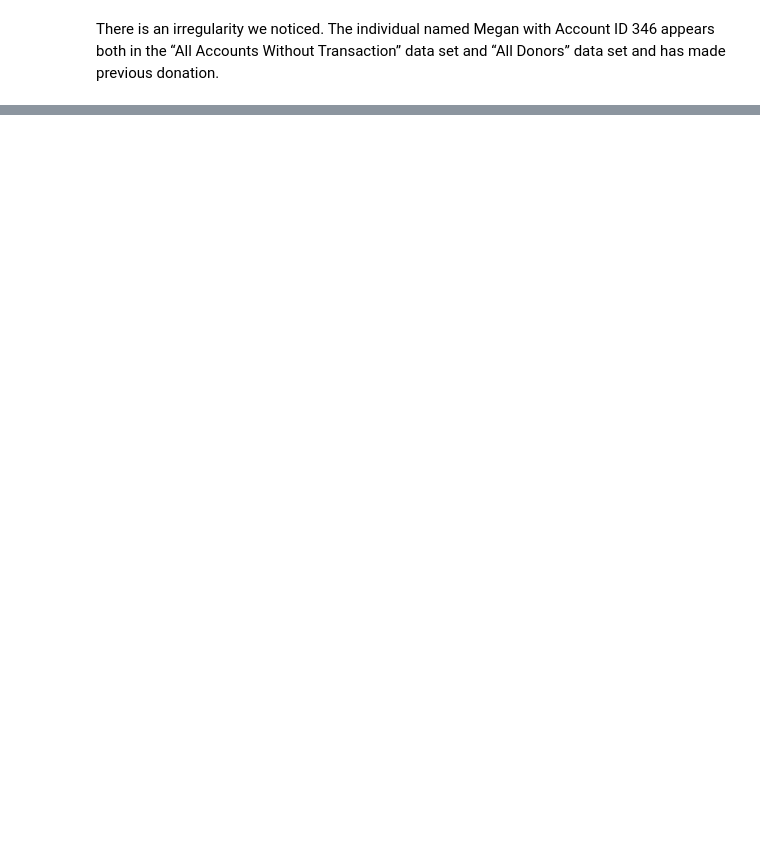
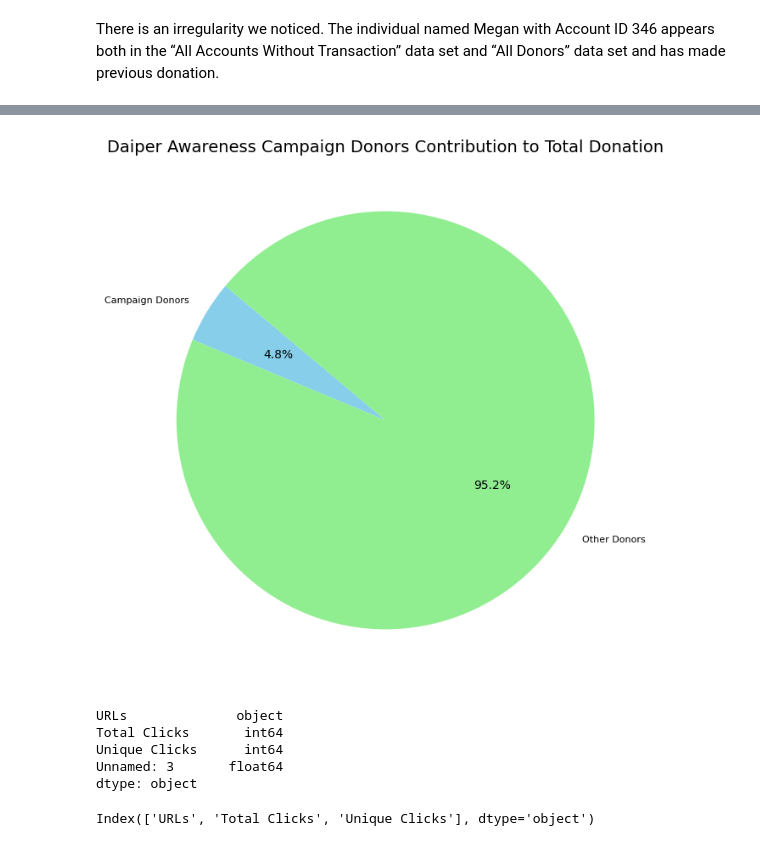
Before and after one commit to PrateekChand28/Biokind_repo, a Jupyter notebook: daiper_awareness.ipynb, the cells around one changed output, grey strips where cells are left out. Saved outputs shown, nothing was run; the diff lists cells and outputs as text; code cells hidden in the pictures; blank space fills up the shorter version.

```diff
--- a/daiper_awareness.ipynb
+++ b/daiper_awareness.ipynb
@@ -329,0 +430,12 @@ There is an irregularity we noticed. The individual named Megan with Account ID
+# %%
+# Create composite keys for matching
+allDonorsClean['composite_key'] = allDonorsClean['Full Name (F)'] + '_' + allDonorsClean['Account ID'].astype(str)
+clicks_with_transaction['composite_key'] = clicks_with_transaction['Name'] + '_' + clicks_with_transaction.index.astype(str)
+
+# Filter rows based on matching composite keys
+campaignDonorsInAllDonors = allDonorsClean[
+    allDonorsClean['composite_key'].isin(clicks_with_transaction['composite_key'])
+]
+
+print('Donors from the Diaper Awareness Campaign in All Donors Data Set')
+campaignDonorsInAllDonors
@@ -329,0 +528,16 @@ There is an irregularity we noticed. The individual named Megan with Account ID
+# %%
+# Calculating the total donation amounts
+campaign_total = campaignDonorsInAllDonors['Largest Donation Amount'].sum()
+all_donors_total = allDonorsClean['Largest Donation Amount'].sum()
+
+# Computing the proportions
+proportions = [campaign_total, all_donors_total - campaign_total]
+labels = ['Campaign Donors', 'Other Donors']
+
+# Plotting the pie chart
+plt.figure(figsize=(8, 8))
+plt.pie(proportions, labels=labels, autopct='%1.1f%%', colors=['skyblue', 'lightgreen'], startangle=140)
+plt.title("Daiper Awareness Campaign Donors Contribution to Total Donation", fontsize=14)
+plt.show()
+# %% [output]
+[figure, added]
@@ -329,0 +546,8 @@ There is an irregularity we noticed. The individual named Megan with Account ID
+# %%
+url_performance.dtypes
+# %% [output]
+URLs              object
+Total Clicks       int64
+Unique Clicks      int64
+Unnamed: 3       float64
+dtype: object
@@ -329,0 +556,4 @@ There is an irregularity we noticed. The individual named Megan with Account ID
+# %%
+url_performance.columns
+# %% [output]
+Index(['URLs', 'Total Clicks', 'Unique Clicks'], dtype='object')
```
Also changed, not shown: parts of 45 cells of this notebook, 3 other files.
